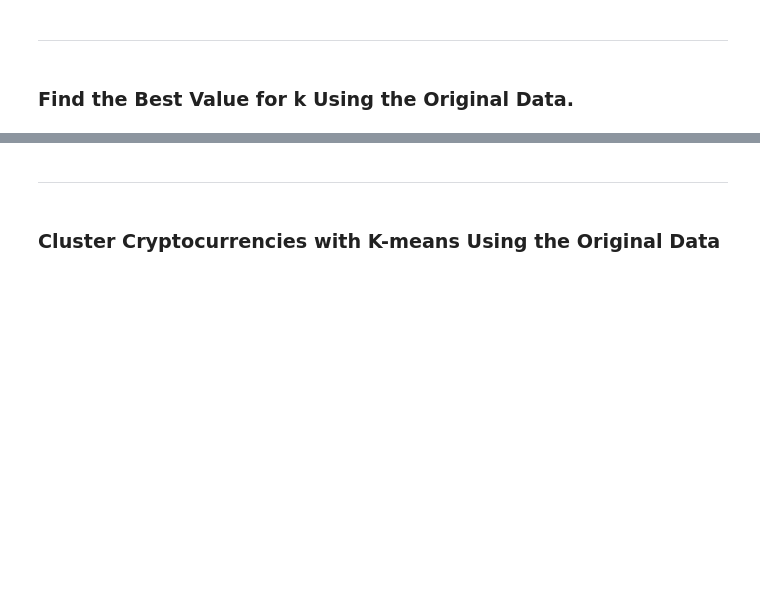
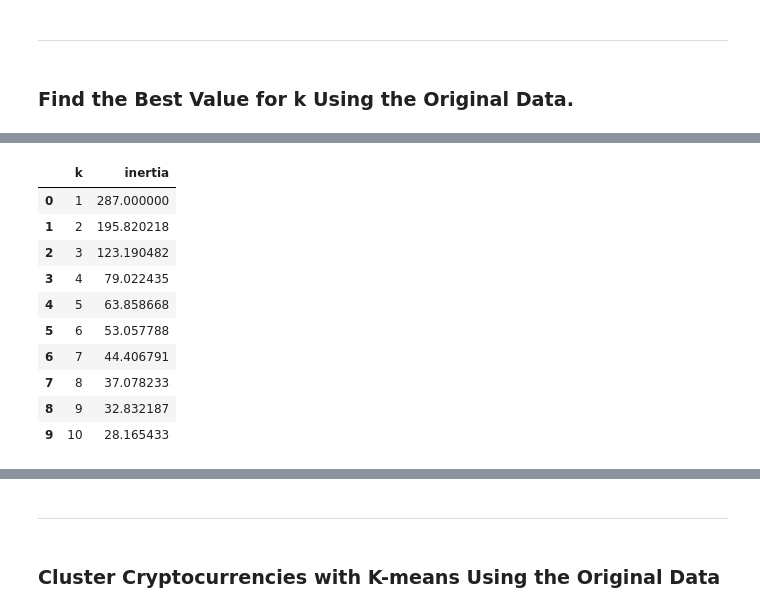
Before and after one commit to imennajar/CryptoClustering, a Jupyter notebook: Crypto_Clustering.ipynb, the cells around one changed output, grey strips where cells are left out. Cells and saved outputs as stored; diff of their text form; code cells hidden in the pictures; blank space fills up the shorter version.

```diff
--- a/Crypto_Clustering.ipynb
+++ b/Crypto_Clustering.ipynb
@@ -7,0 +52,24 @@ from sklearn.preprocessing import StandardScaler
+# %%
+
+# Create a DataFrame for plotting the Elbow curve
+def elbow(k_values, inertia_values):
+    """
+    Create a DataFrame for plotting the Elbow curve.
+
+    Inputs:
+        k_values (list): A list of integers representing the number of clusters to evaluate.
+        inertia_values (list): A list of inertia values corresponding to each value of k.
+
+    Outputs:
+        DataFrame: A DataFrame containing the data for plotting the Elbow curve.
+    """
+
+
+    # Create a dictionary with the data to plot the Elbow curve
+    elbow_data = {"k": k_values, "inertia": inertia_values}
+
+    # Create a DataFrame with the data to plot the Elbow curve
+    df_elbow = pd.DataFrame(elbow_data)
+
+    # Return the dataframe
+    return df_elbow
@@ -104,4 +250,7 @@ df_market_data_scaled .head(10)
 ### Find the Best Value for k Using the Original Data.
 # %%
 # Create a list with the number of k-values from 1 to 11
-k = list(range(1, 11))
+k_values_origin_data = list(range(1, 11))
+
+# compute inertia values
+inertia_values_origin_data = compute_inertia_values(k_values_origin_data, df_market_data_scaled)
@@ -142,0 +257,18 @@ df_elbow.hvplot.line(
+# %%
+# Create a DataFrame for plotting the Elbow curve using original data
+df_elbow_origin_data=elbow(k_values_origin_data, inertia_values_origin_data)
+
+# Display the DataFrame
+df_elbow_origin_data
+# %% [output]
+|  | k | inertia |
+| 0 | 1 | 287.000000 |
+| 1 | 2 | 195.820218 |
+| 2 | 3 | 123.190482 |
+| 3 | 4 | 79.022435 |
+| 4 | 5 | 63.858668 |
+| 5 | 6 | 53.057788 |
+| 6 | 7 | 44.406791 |
+| 7 | 8 | 37.078233 |
+| 8 | 9 | 32.832187 |
+| 9 | 10 | 28.165433 |
```
Also changed, not shown: parts of 47 cells of this notebook.
